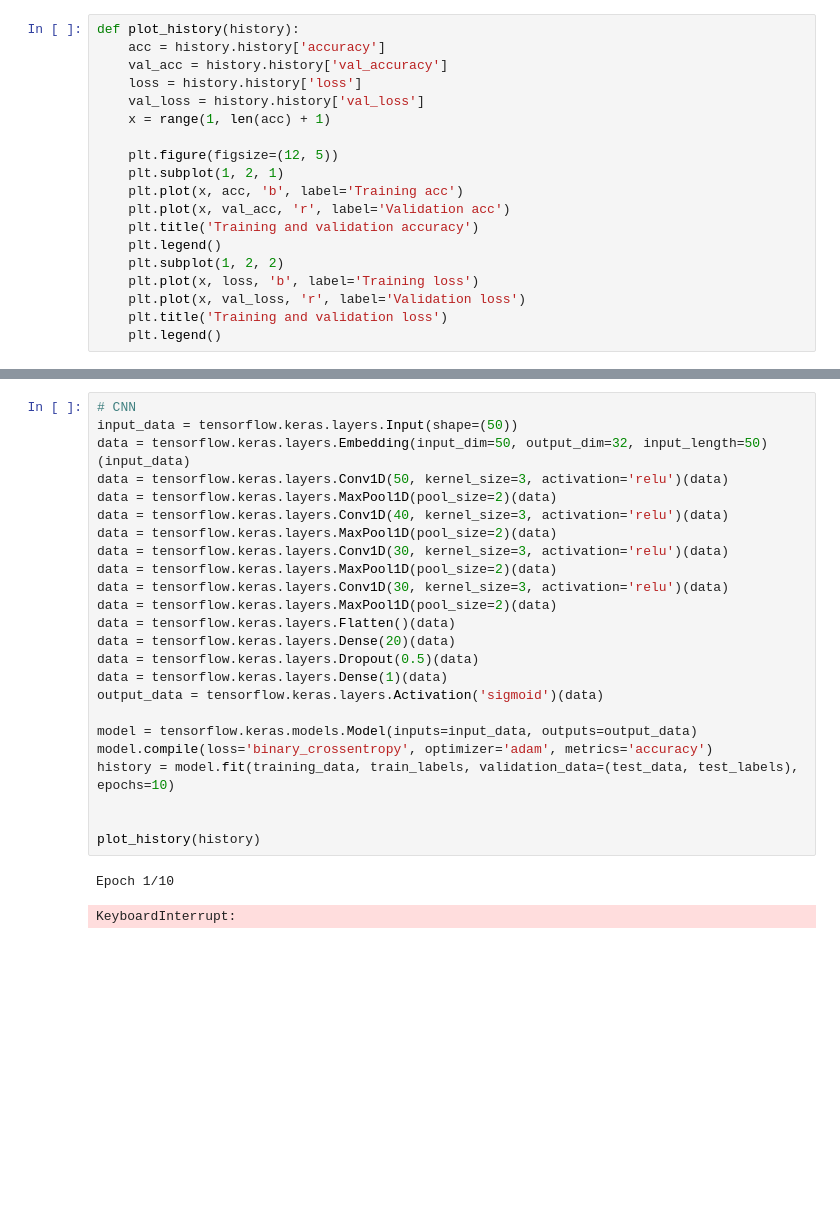
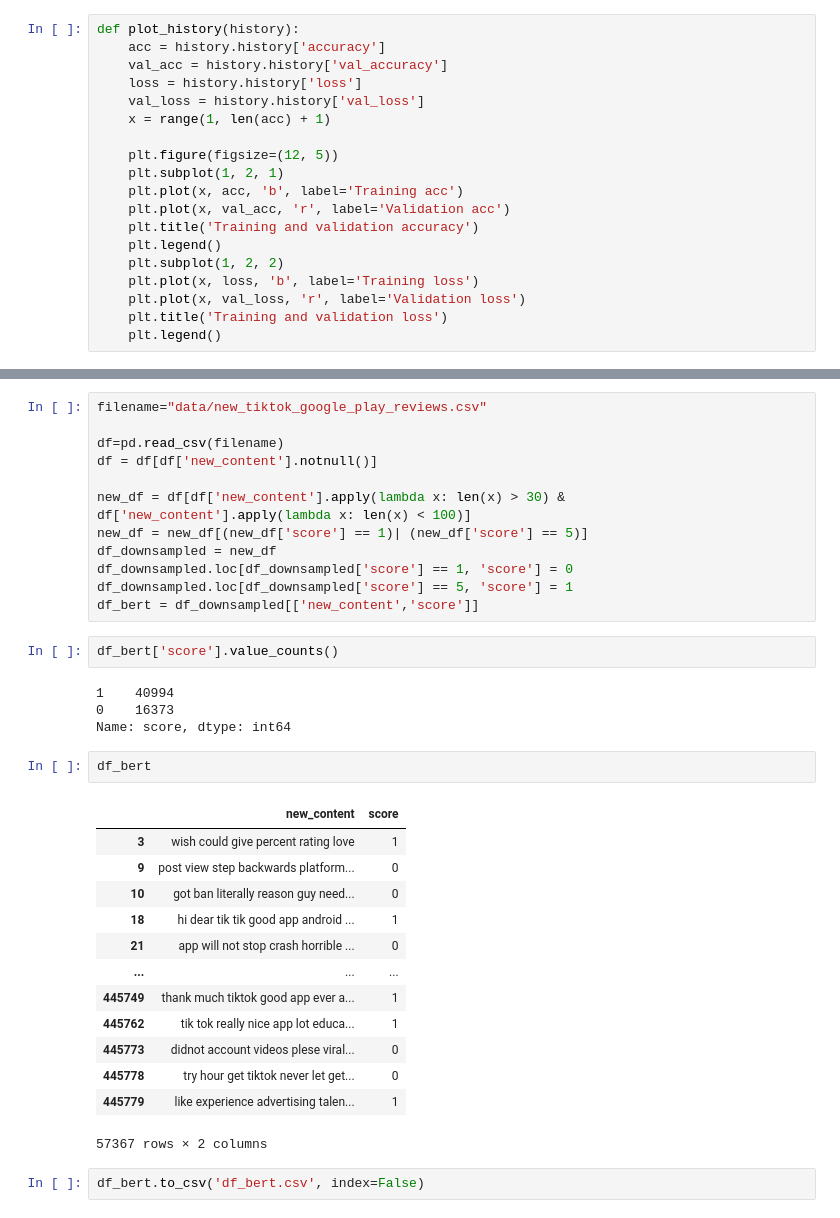
Before and after one commit to XingyuChenTim/project-port, a Jupyter notebook: nn_project.ipynb, the cells around one changed output, grey strips where cells are left out. Cells and saved outputs as stored; diff of their text form; blank space fills up the shorter version.

```diff
--- a/nn_project.ipynb
+++ b/nn_project.ipynb
@@ -211,27 +213,36 @@ KeyboardInterrupt:
-# %%
-# CNN
-input_data = tensorflow.keras.layers.Input(shape=(50))
-data = tensorflow.keras.layers.Embedding(input_dim=50, output_dim=32, input_length=50)(input_data)
-data = tensorflow.keras.layers.Conv1D(50, kernel_size=3, activation='relu')(data)
-data = tensorflow.keras.layers.MaxPool1D(pool_size=2)(data)
-data = tensorflow.keras.layers.Conv1D(40, kernel_size=3, activation='relu')(data)
-data = tensorflow.keras.layers.MaxPool1D(pool_size=2)(data)
-data = tensorflow.keras.layers.Conv1D(30, kernel_size=3, activation='relu')(data)
-data = tensorflow.keras.layers.MaxPool1D(pool_size=2)(data)
-data = tensorflow.keras.layers.Conv1D(30, kernel_size=3, activation='relu')(data)
-data = tensorflow.keras.layers.MaxPool1D(pool_size=2)(data)
-data = tensorflow.keras.layers.Flatten()(data)
-data = tensorflow.keras.layers.Dense(20)(data)
-data = tensorflow.keras.layers.Dropout(0.5)(data)
-data = tensorflow.keras.layers.Dense(1)(data)
-output_data = tensorflow.keras.layers.Activation('sigmoid')(data)
-
-model = tensorflow.keras.models.Model(inputs=input_data, outputs=output_data)
-model.compile(loss='binary_crossentropy', optimizer='adam', metrics='accuracy')
-history = model.fit(training_data, train_labels, validation_data=(test_data, test_labels), epochs=10)
-
-
-plot_history(history)
-# %% [output]
-Epoch 1/10
-KeyboardInterrupt:
+# %%
+filename="data/new_tiktok_google_play_reviews.csv"
+
+df=pd.read_csv(filename)
+df = df[df['new_content'].notnull()]
+
+new_df = df[df['new_content'].apply(lambda x: len(x) > 30) & df['new_content'].apply(lambda x: len(x) < 100)]
+new_df = new_df[(new_df['score'] == 1)| (new_df['score'] == 5)]
+df_downsampled = new_df
+df_downsampled.loc[df_downsampled['score'] == 1, 'score'] = 0
+df_downsampled.loc[df_downsampled['score'] == 5, 'score'] = 1
+df_bert = df_downsampled[['new_content','score']]
+# %%
+df_bert['score'].value_counts()
+# %% [output]
+1    40994
+0    16373
+Name: score, dtype: int64
+# %%
+df_bert
+# %% [output]
+|  | new_content | score |
+| 3 | wish could give percent rating love | 1 |
+| 9 | post view step backwards platform... | 0 |
+| 10 | got ban literally reason guy need... | 0 |
+| 18 | hi dear tik tik good app android ... | 1 |
+| 21 | app will not stop crash horrible ... | 0 |
+| ... | ... | ... |
+| 445749 | thank much tiktok good app ever a... | 1 |
+| 445762 | tik tok really nice app lot educa... | 1 |
+| 445773 | didnot account videos plese viral... | 0 |
+| 445778 | try hour get tiktok never let get... | 0 |
+| 445779 | like experience advertising talen... | 1 |
+57367 rows × 2 columns
+# %%
+df_bert.to_csv('df_bert.csv', index=False)
```
Also changed, not shown: parts of 18 cells of this notebook, 2 other files.
